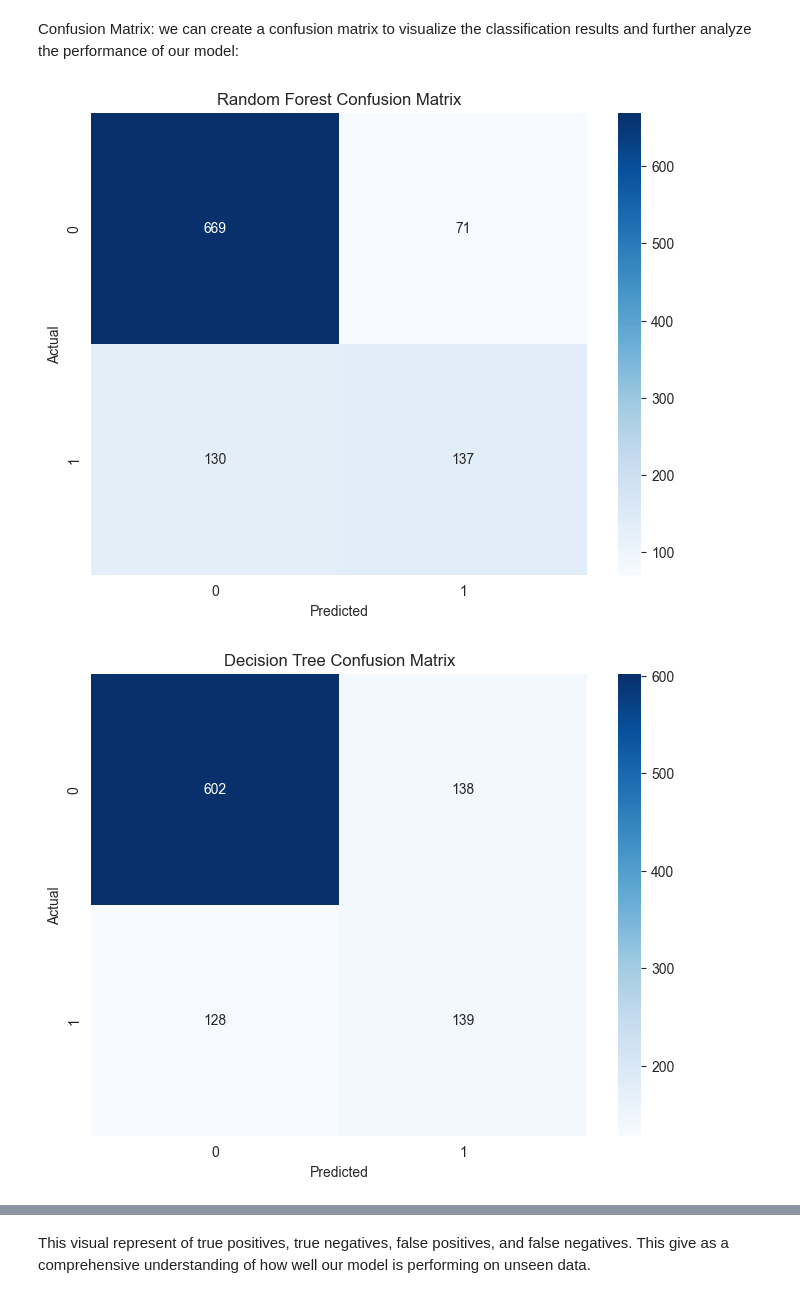
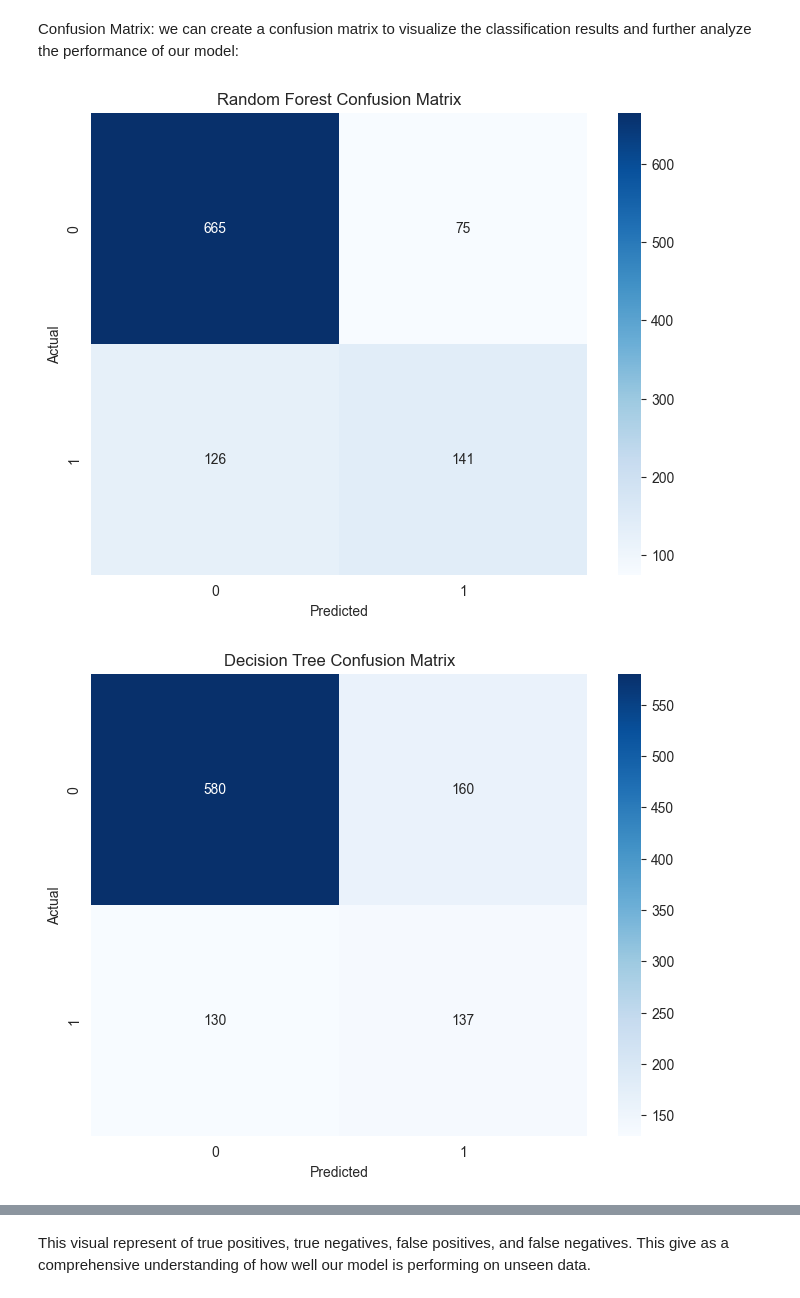
Before and after one commit to mancatha/LP2, a Jupyter notebook: LP2.ipynb, the cells around one changed output, grey strips where cells are left out. Cells and saved outputs as stored; diff of their text form; code cells hidden in the pictures.

```diff
--- a/LP2.ipynb
+++ b/LP2.ipynb
@@ -2050,0 +2121,15 @@ F1-Score: 0.6032388663967612
+# %%
+# Initialize OneHotEncoder
+enc = OneHotEncoder()
+
+# Fit and transform the categorical features
+encoded_features = enc.fit_transform(cat_X_eval)
+
+# Get the feature names after encoding
+feature_names = enc.get_feature_names_out(input_features=cat_X_eval.columns)
+
+# Convert the encoded features back to a DataFrame with appropriate column names
+tcat_X_eval = pd.DataFrame(encoded_features.toarray(), index=cat_X_eval.index, columns=feature_names)
+
+# Display the resulting DataFrame
+print(tcat_X_eval)
@@ -2050,0 +2164,4 @@ F1-Score: 0.6032388663967612
+# %%
+final_X_train = pd.concat([snum_X_train, tcat_X_train], axis=1)
+final_X_eval = pd.concat([snum_X_eval,tcat_X_eval], axis=1)
+final_X_test = pd.concat([snum_X_test,tcat_X_test], axis=1)
@@ -2050,0 +2248,7 @@ F1-Score: 0.6032388663967612
+# %%
+# Train the models
+rf_model.fit(final_X_train,y_train)
+dt_model.fit(final_X_train, y_train)
+ada_model.fit(final_X_train, y_train)
+lr_model.fit(final_X_train, y_train)
+gb_model.fit(final_X_train, y_train)
@@ -2054,38 +2369,33 @@ F1-Score: 0.6032388663967612
 Confusion Matrix:
 we can create a confusion matrix to visualize the classification results and further analyze the performance of our model:
 # %%
+# Assuming rf_pred, dt_pred, and ada_pred are your predicted values for Random Forest, Decision Tree, and AdaBoost
+rf_conf_matrix = confusion_matrix(y_eval, rf_pred)
+dt_conf_matrix = confusion_matrix(y_eval, dt_pred)
 
-# Assuming rf_pred, dt_pred, and ada_pred are your predicted values for Random Forest, Decision Tree, and AdaBoost
-rf_conf_matrix = confusion_matrix(y_test, rf_pred)
-dt_conf_matrix = confusion_matrix(y_test, dt_pred)
-ada_conf_matrix = confusion_matrix(y_test, ada_pred)
 # Assuming lr_pred and gb_pred are your predicted values for Logistic Regression and Gradient Boosting
-lr_conf_matrix = confusion_matrix(y_test, lr_pred)
-gb_conf_matrix = confusion_matrix(y_test, gb_pred)
+lr_conf_matrix = confusion_matrix(y_eval, lr_pred)
+
 
 # Define a function to plot confusion matrix
 def plot_confusion_matrix(conf_matrix, title):
     plt.figure(figsize=(8, 6))
     sns.heatmap(conf_matrix, annot=True, cmap="Blues", fmt="d")
     plt.title(title)
     plt.xlabel("Predicted")
     plt.ylabel("Actual")
     plt.show()
 
 # Plot confusion matrix for Random Forest
 plot_confusion_matrix(rf_conf_matrix, "Random Forest Confusion Matrix")
 
 # Plot confusion matrix for Decision Tree
 plot_confusion_matrix(dt_conf_matrix, "Decision Tree Confusion Matrix")
 
-# Plot confusion matrix for AdaBoost
-plot_confusion_matrix(ada_conf_matrix, "AdaBoost Confusion Matrix")
+
 
 # Plot confusion matrix for Logistic Regression
 plot_confusion_matrix(lr_conf_matrix, "Logistic Regression Confusion Matrix")
-
-# Plot confusion matrix for Gradient Boosting
-plot_confusion_matrix(gb_conf_matrix, "Gradient Boosting Confusion Matrix")
 # %% [output]
 [figure]
-[figure, old version]
+[figure, new version]
```
Also changed, not shown: parts of 111 cells of this notebook, 3 other files.
